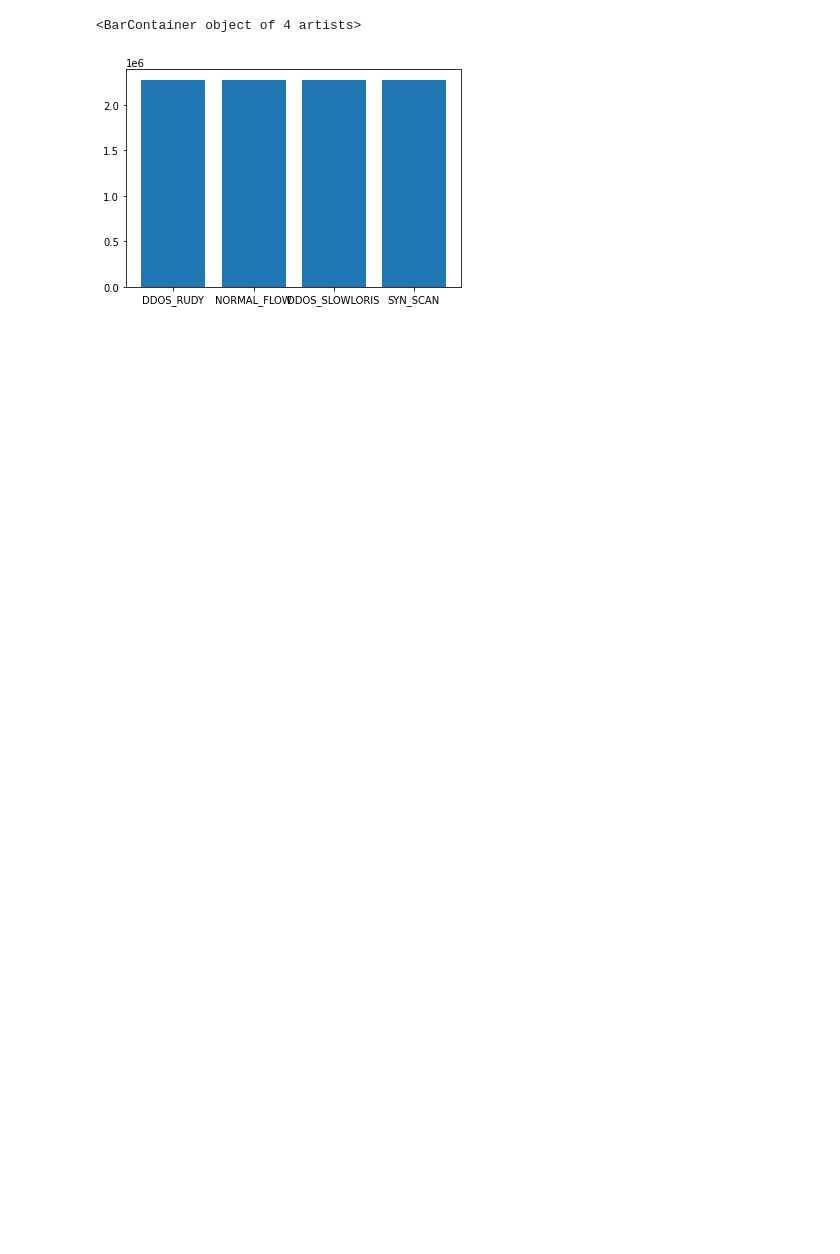
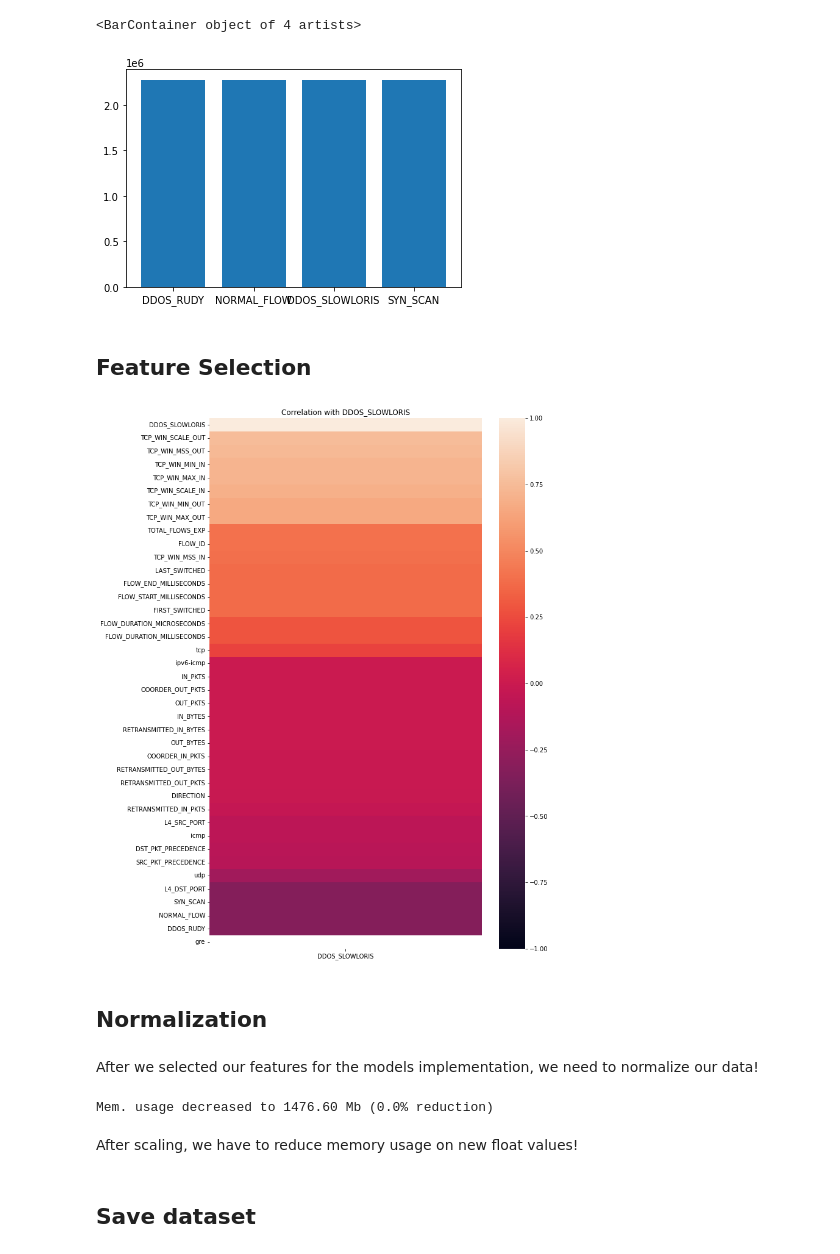
Before and after one commit to gusmendez99/sds-project-1, a Jupyter notebook: Preprocessing.ipynb, the cells around one changed output. Cells and saved outputs as stored; diff of their text form; code cells hidden in the pictures; blank space fills up the shorter version.

```diff
--- a/Preprocessing.ipynb
+++ b/Preprocessing.ipynb
@@ -219,0 +174,16 @@ After scaling, we have to reduce memory usage on new float values!
+# %%
+# TOS - Type Of Service, extract Precedence (datagram/packet importance)
+
+# Right Shift 5: extract only the 3 left bits, Precedence will go from 0 to 7 now
+df['SRC_PKT_PRECEDENCE'] = df['SRC_TOS'].apply(lambda x : x >> 5)
+df['DST_PKT_PRECEDENCE'] = df['DST_TOS'].apply(lambda x : x >> 5)
+df.astype({
+    "SRC_PKT_PRECEDENCE": np.uint8,
+    "DST_PKT_PRECEDENCE": np.uint8
+}, copy=False)
+
+df.drop(columns=["SRC_TOS", "DST_TOS"], axis=1, inplace=True)
+
+# Check values from 0 - 7
+print(df["DST_PKT_PRECEDENCE"].value_counts())
+print(df["SRC_PKT_PRECEDENCE"].value_counts())
@@ -283,5 +272,60 @@ plt.bar(names, values)
 # %% [output]
 <BarContainer object of 4 artists>
 [figure]
+# %% [markdown]
+## Feature Selection
 # %%
 num_col_corr = df.corr()
+# %%
+plt.figure(figsize=(10, 16))
+full_correlations = num_col_corr[['DDOS_SLOWLORIS']].sort_values(by="DDOS_SLOWLORIS", ascending=False)
+# Most correlated variables with 'status'
+hm = sns.heatmap(full_correlations, vmin=-1, vmax=1)
+hm.set_title('Correlation with DDOS_SLOWLORIS')
+plt.show()
+# %% [output]
+[figure, added]
+# %% [markdown]
+## Normalization
+# %% [markdown]
+After we selected our features for the models implementation, we need to normalize our data!
+# %%
+# Standard Scaler only to some columns...
+"""
+
+ignore_col_names = [
+    'DIRECTION', 'FIRST_SWITCHED', 'FLOW_END_MILLISECONDS', 'FLOW_START_MILLISECONDS', 'LAST_SWITCHED',
+    'SRC_PKT_PRECEDENCE', 'DST_PKT_PRECEDENCE', 'DDOS_RUDY', 'DDOS_SLOWLORIS', 'NORMAL_FLOW', 'SYN_SCAN',
+    'URG', 'ACK', 'PSH', 'RST', 'SYN', 'FIN',
+    'gre', 'icmp', 'ipv6-icmp', 'tcp', 'udp'
+]
+features_to_scale = [val for val in list(df.columns) if val not in ignore_col_names]
+
+# Chunks for memory usage optimization
+x = 4
+chunk_simple_list =  lambda my_list, x: [my_list[i:i+x] for i in range(0, len(my_list), x)]
+chunked_features_to_scale = chunk_simple_list(features_to_scale, x)
+print(chunked_features_to_scale)
+
+for chunk_features in chunked_features_to_scale:
+    print('SCALING NOW: ', chunk_features)
+    df_to_scale = df[chunk_features]
+    ct = ColumnTransformer([
+            ('transformer_name', StandardScaler(), chunk_features)
+        ], remainder='passthrough')
+
+    df_scaled_values = ct.fit_transform(df_to_scale)
+    scaled_features_df = pd.DataFrame(df_scaled_values, index=df_to_scale.index, columns=df_to_scale.columns)
+    for col_name in chunk_features:
+        df[col_name] = scaled_features_df[col_name]
+
+    del ct, scaled_features_df, df_scaled_values, df_to_scale
+
+"""
+df = reduce_memory_usage(df, verbose=True)
+# %% [output]
+Mem. usage decreased to 1476.60 Mb (0.0% reduction)
+# %% [markdown]
+After scaling, we have to reduce memory usage on new float values!
+# %% [markdown]
+## Save dataset
```
Also changed, not shown: parts of 9 cells of this notebook.
